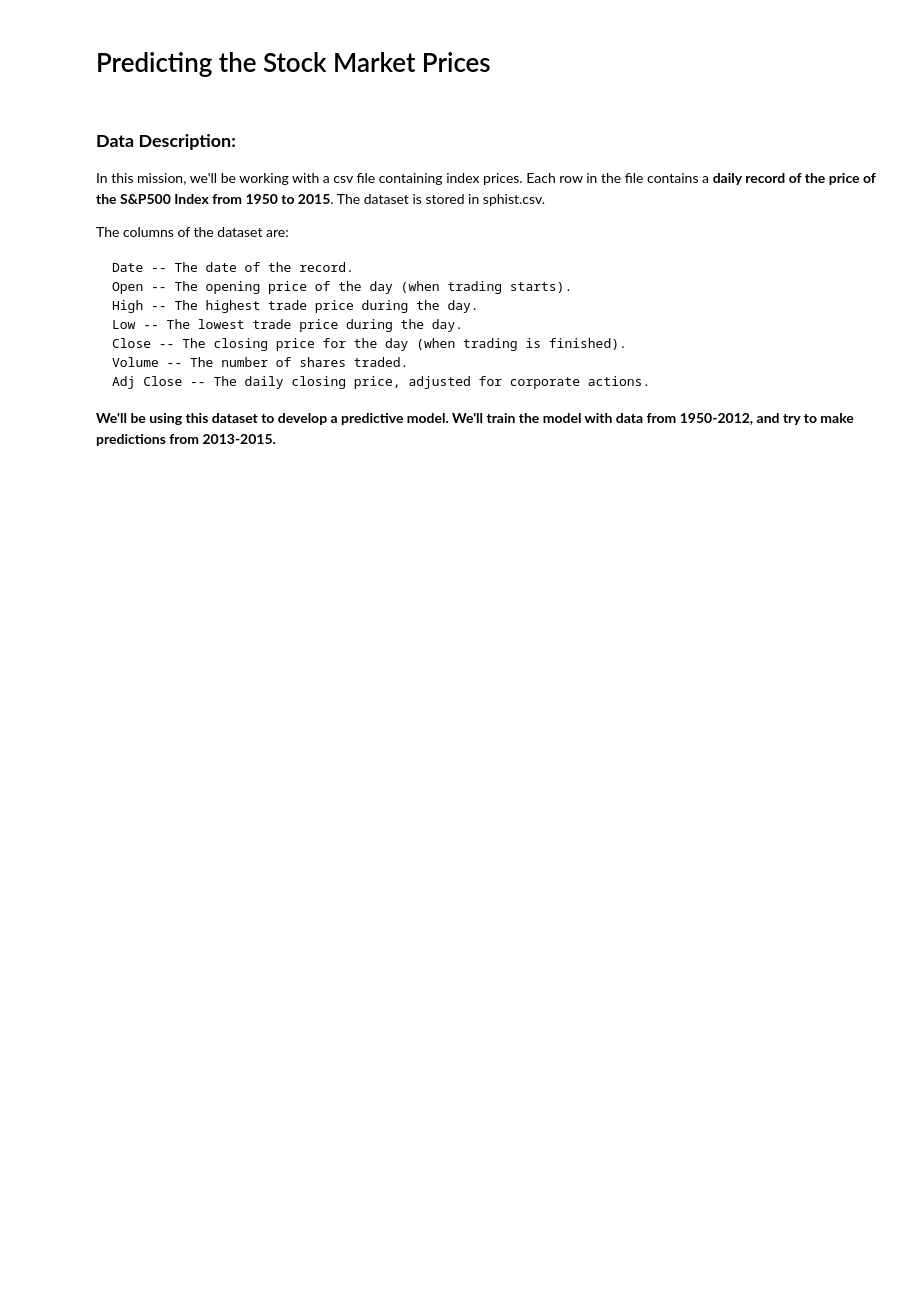
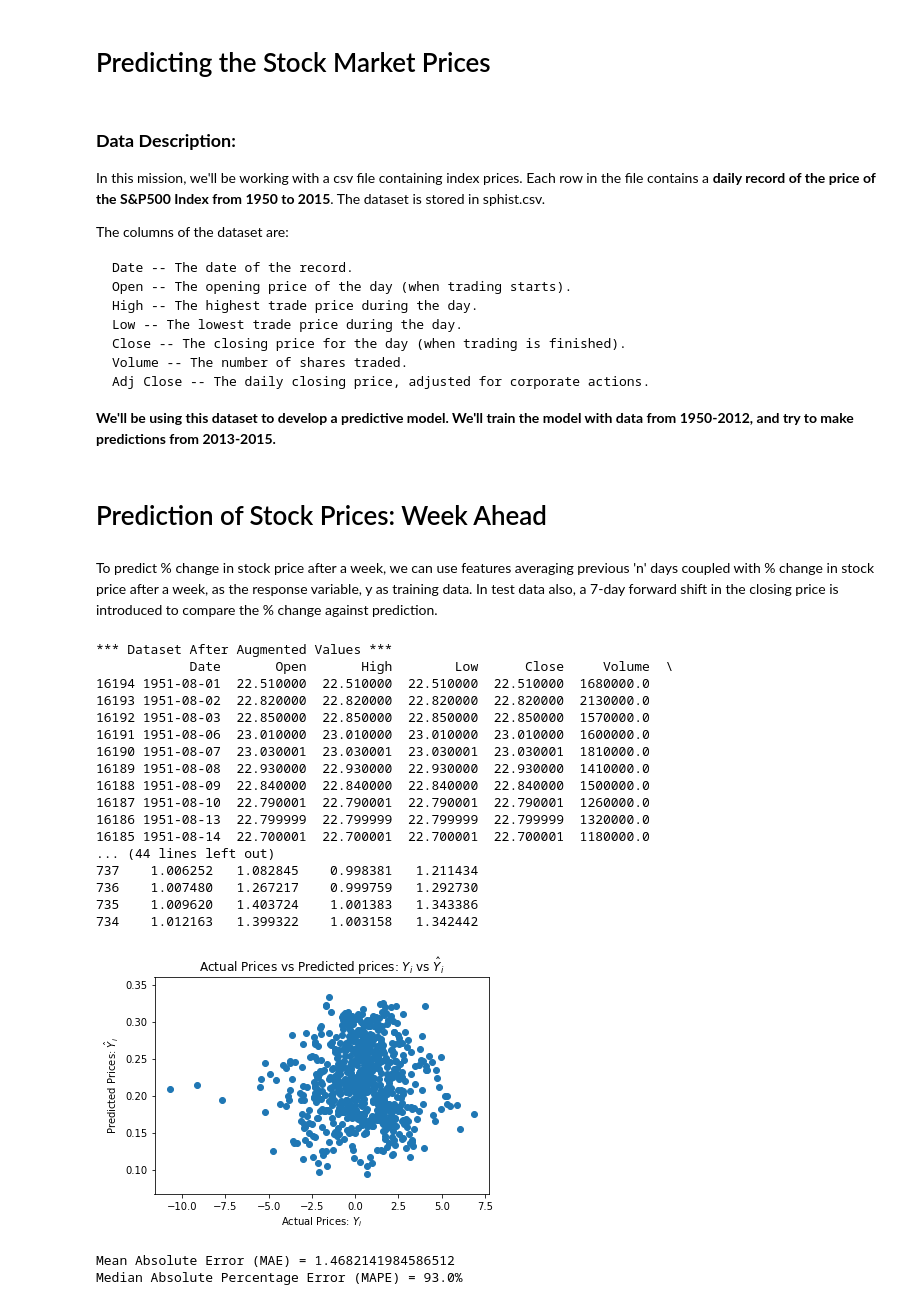
Before and after one commit to parmarjh/stockPrediction, a Jupyter notebook: Stock_Market_Prediction.ipynb, the cells around one changed output. Cells and saved outputs as stored; diff of their text form; code cells hidden in the pictures; blank space fills up the shorter version.

```diff
--- a/Stock_Market_Prediction.ipynb
+++ b/Stock_Market_Prediction.ipynb
@@ -18,0 +108,74 @@ The columns of the dataset are:
+# %% [markdown]
+# Prediction of Stock Prices: Week Ahead
+# %% [markdown]
+To predict % change in stock price after a week, we can use features averaging previous 'n' days coupled with % change in stock price after a week, as the response variable, y as training data. In test data also, a 7-day forward shift in the closing price is introduced to compare the % change against prediction.
+# %%
+
+# print(sp_augmented.head(5))
+# drop the added features for daily prediction
+sp_augmented = sp_augmented.drop(['mean_365', 'std_365', 'mean_5by365'], axis=1)
+
+# closePrices.shift(-7) would give the closing price after a week.
+closePrices = pd.DataFrame(sp_augmented.Close)
+shiftedByWeek = closePrices.shift(-7)
+
+# to find the % change in closing price after a week
+closePriceChange = 100 * (shiftedByWeek - closePrices)/closePrices
+sp_augmented['closePerChange'] = closePriceChange
+
+# The average price for the past 7 days.
+# The standard deviation of the price over the past 7 days
+shifted = closePrices.shift(1)
+window = shifted.rolling(window=7)
+means_7 = window.mean()
+std_7 = window.std()
+# sp_augmented['mean_7'] = means_7
+# sp_augmented['std_7'] = std_7
+
+window = shifted.rolling(window=30)
+means_30 = window.mean()
+std_30 = window.std()
+sp_augmented['mean_7by30'] = means_7/ means_30
+sp_augmented['std_7by30'] = std_7/ std_30
+
+# The ratio between the average price
+# for the past 7 days, and the average
+# price for the past 14 days.
+window = shifted.rolling(window=14)
+means_14 = window.mean()
+std_14 = window.std()
+sp_augmented['mean_7by14'] = means_7/ means_14
+sp_augmented['std_7by14'] = std_7/ std_14
+
+
+# Use the dropna method to remove any rows with NaN values.
+# Pass in the axis=0 argument to drop rows.
+sp_augmented = sp_augmented.dropna(axis = 0)
+
+print("\n\n*** Dataset After Augmented Values ***")
+print(sp_augmented.head(10))
+
+# To split into train and test data to do linear regression
+x_train, y_train, x_test, y_test = trainTestSplit(sp_augmented, predictWeek = True)
+linearReg(x_train, y_train, x_test, y_test)
+# %% [output]
+*** Dataset After Augmented Values ***
+            Date       Open       High        Low      Close     Volume  \
+16194 1951-08-01  22.510000  22.510000  22.510000  22.510000  1680000.0
+16193 1951-08-02  22.820000  22.820000  22.820000  22.820000  2130000.0
+16192 1951-08-03  22.850000  22.850000  22.850000  22.850000  1570000.0
+16191 1951-08-06  23.010000  23.010000  23.010000  23.010000  1600000.0
+16190 1951-08-07  23.030001  23.030001  23.030001  23.030001  1810000.0
+16189 1951-08-08  22.930000  22.930000  22.930000  22.930000  1410000.0
+16188 1951-08-09  22.840000  22.840000  22.840000  22.840000  1500000.0
+16187 1951-08-10  22.790001  22.790001  22.790001  22.790001  1260000.0
+16186 1951-08-13  22.799999  22.799999  22.799999  22.799999  1320000.0
+16185 1951-08-14  22.700001  22.700001  22.700001  22.700001  1180000.0
+... (44 lines left out)
+737    1.006252   1.082845    0.998381   1.211434
+736    1.007480   1.267217    0.999759   1.292730
+735    1.009620   1.403724    1.001383   1.343386
+734    1.012163   1.399322    1.003158   1.342442
+[figure, added]
+Mean Absolute Error (MAE) = 1.4682141984586512
+Median Absolute Percentage Error (MAPE) = 93.0%
```
Also changed, not shown: parts of 10 cells of this notebook, 1 other file.
